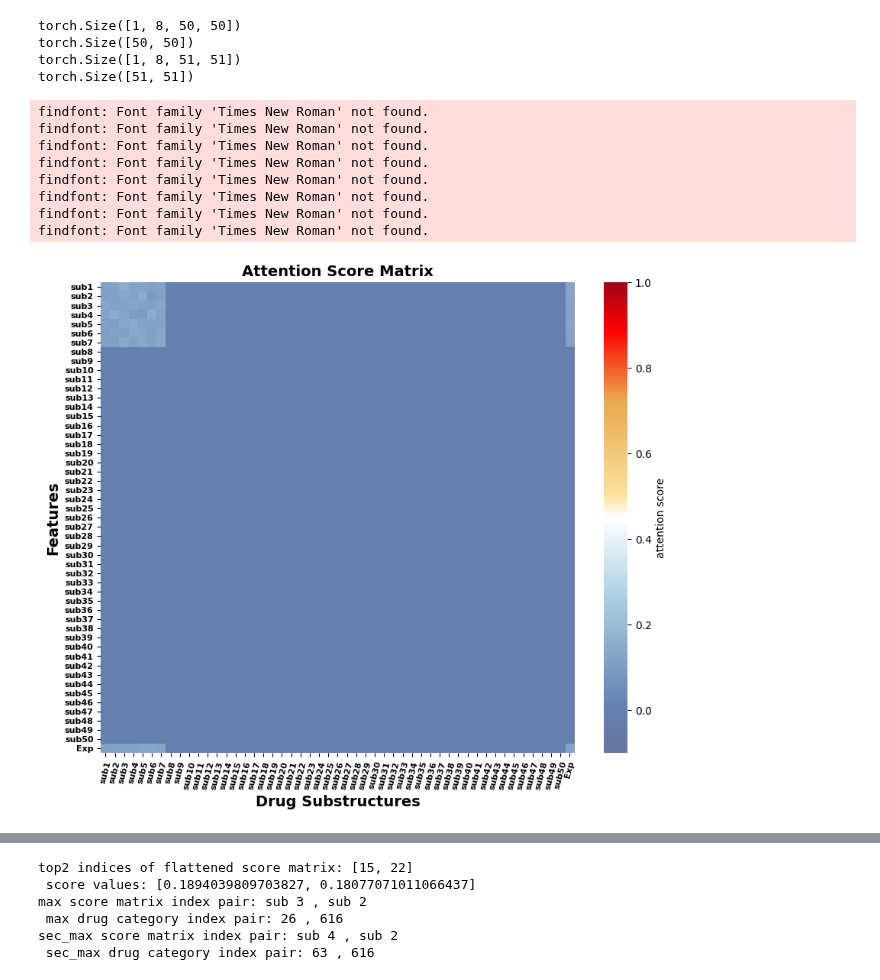
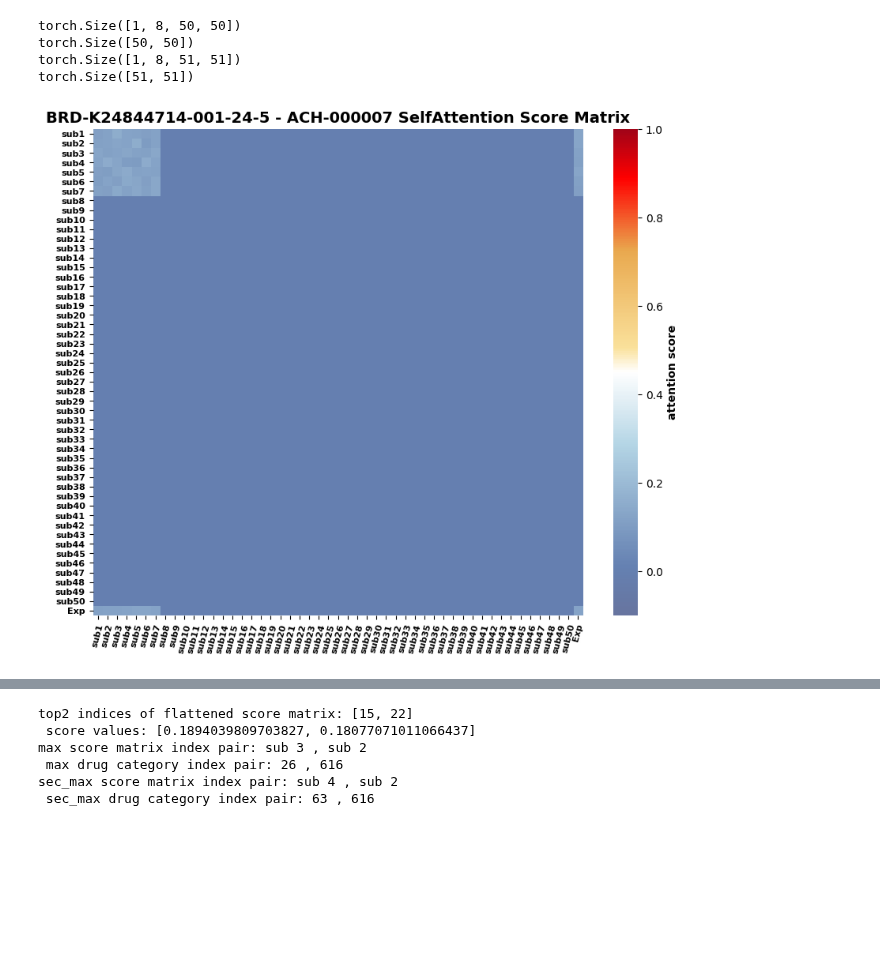
Before and after one commit to chiu-kai/ESPF_OMICS, a Jupyter notebook: inference2.ipynb, the cells around one changed output, grey strips where cells are left out. Saved outputs shown, nothing was run; the diff lists cells and outputs as text; code cells hidden in the pictures; blank space fills up the shorter version.

```diff
--- a/inference2.ipynb
+++ b/inference2.ipynb
@@ -699,6 +704,9 @@ hyperparameter_folder_part = (f'Model{model_name}_{splitType}_Omics{[omic_type f
 Training on device cuda.
 # %%
 predAUCmatrix_df = pd.read_csv("./inference/BestFold2_test_loss0.0044098_BestValEpo8_ModelOmics_DrugESPF_Model_byCCL_OmicsExp_ESPFTrue_DrugSelfAttentionTrue/predicted AUC values with UnknownGroundTruth samples.csv", sep=',', index_col=0)
+# %%
+drug_ID = "BRD-K24844714-001-24-5"
+cell_ID = "ACH-000007"
 # %%
 include_omics = ['Exp']
 for omic_type in include_omics:
@@ -1518,7 +1528,7 @@ torch.Size([51, 51])
 # %%
 from matplotlib.colors import LinearSegmentedColormap
 import matplotlib.pyplot as plt
-def heatmap(attention_scores_Matrix, fontsize_ticks=8, module="" ):
+def heatmap(attention_scores_Matrix, drug_ID, cell_ID, include_omics ,fontsize_ticks=8, module="", sub=None ):
     # Define the colors and their corresponding positions (anchors)
     colors = ["#67749f","#6581b2","#b4d5e5", "white","#fae19b","#e9a94f", "red","#a10318"]  # Color sequence
     anchors = [0.0,0.1, 0.35,0.5,0.55,0.75,0.9, 1.0]  # Position of each color (0 = min, 1 = max)
@@ -1529,37 +1539,39 @@ def heatmap(attention_scores_Matrix, fontsize_ticks=8, module="" ):
 
     plt.imshow(attention_scores_Matrix, aspect="auto", cmap=custom_cmap, vmin=1, vmax=0) # make all color correspond to the specific value
     cbar = plt.colorbar(label="attention score")
+    cbar.ax.yaxis.label.set_weight("bold")  # Make label bold
     cbar.outline.set_visible(False) # remove the boundary/frame of the colorbar
-    plt.title("Attention Score Matrix", fontsize=14, fontweight='bold')
 
     # Set x and y axis labels
-    plt.xlabel("Drug Substructures", fontsize=14, fontweight='bold', fontname='Times New Roman')
     if module == "AttenScorMat_DrugSelf":
+        plt.xlabel("Drug Substructures", fontsize=14, fontweight='bold', fontname='Times New Roman')
         plt.ylabel("Drug Substructures", fontsize=14, fontweight='bold', fontname='Times New Roman')
-    if module == "AttenScorMat_DrugCellSelf":
-        plt.ylabel("Features", fontsize=14, fontweight='bold', fontname='Times New Roman')
 
     # Optionally, set the x and y ticks (example with some labels)
+    if module == "AttenScorMat_DrugSelf":
+        plt.title(f"{drug_ID} SelfAttention Score Matrix", fontsize=14, fontweight='bold')
+        if sub is not None:
+            plt.xticks(fontsize=fontsize_ticks,fontweight="bold",rotation=75, ticks=np.arange(0, attention_scores_Matrix.shape[1], step=1), labels=([f"{i}" for i in sub]) )
+            plt.yticks(fontsize=fontsize_ticks,fontweight="bold",ticks=np.arange(0, attention_scores_Matrix.shape[1], step=1), labels=([f"{i}" for i in sub]) )
+        else:
+            plt.xticks(fontsize=fontsize_ticks,fontweight="bold",rotation=75, ticks=np.arange(0, attention_scores_Matrix.shape[1], step=1), labels=[f"sub{i+1}" for i in range(attention_scores_Matrix.shape[1])])
+            plt.yticks(fontsize=fontsize_ticks,fontweight="bold",ticks=np.arange(0, attention_scores_Matrix.shape[1], step=1), labels=[f"sub{i+1}" for i in range(attention_scores_Matrix.shape[1])])
 
-    if module == "AttenScorMat_DrugSelf":
-        plt.xticks(fontsize=fontsize_ticks,fontweight="bold",rotation=75, ticks=np.arange(0, attention_scores_Matrix.shape[1], step=1), labels=[f"sub{i+1}" for i in range(attention_scores_Matrix.shape[1])])
-        plt.yticks(fontsize=fontsize_ticks,fontweight="bold",ticks=np.arange(0, attention_scores_Matrix.shape[1], step=1), labels=[f"sub{i+1}" for i in range(attention_scores_Matrix.shape[1])])
     if module == "AttenScorMat_DrugCellSelf":
-        plt.xticks(fontsize=fontsize_ticks,fontweight="bold",rotation=75, ticks=np.arange(0, attention_scores_Matrix.shape[1], step=1), labels=([f"sub{i+1}" for i in range(attention_scores_Matrix.shape[1]-len(include_omics))] + include_omics) )
-        plt.yticks(fontsize=fontsize_ticks,fontweight="bold",ticks=np.arange(0, attention_scores_Matrix.shape[1], step=1), labels=([f"sub{i+1}" for i in range(attention_scores_Matrix.shape[1]-len(include_omics))] + include_omics) )
+        plt.title(f"{drug_ID} - {cell_ID} SelfAttention Score Matrix", fontsize=14, fontweight='bold')
+        if sub is not None:
+            plt.xticks(fontsize=fontsize_ticks,fontweight="bold",rotation=75, ticks=np.arange(0, attention_scores_Matrix.shape[1], step=1), labels=([f"{i}" for i in sub] + include_omics) )
+            plt.yticks(fontsize=fontsize_ticks,fontweight="bold",ticks=np.arange(0, attention_scores_Matrix.shape[1], step=1), labels=([f"{i}" for i in sub] + include_omics) )
+        else:
+            plt.xticks(fontsize=fontsize_ticks,fontweight="bold",rotation=75, ticks=np.arange(0, attention_scores_Matrix.shape[1], step=1), labels=([f"sub{i+1}" for i in range(attention_scores_Matrix.shape[1]-len(include_omics))] + include_omics) )
+            plt.yticks(fontsize=fontsize_ticks,fontweight="bold",ticks=np.arange(0, attention_scores_Matrix.shape[1], step=1), labels=([f"sub{i+1}" for i in range(attention_scores_Matrix.shape[1]-len(include_omics))] + include_omics) )
+
+
     for spine in plt.gca().spines.values(): # remove the boundary/frame of the plot
         spine.set_visible(False)
     plt.show()
 # %%
-heatmap(AttenScorMat_DrugCellSelf.cpu(), fontsize_ticks=8 ,module="AttenScorMat_DrugCellSelf")
+heatmap(AttenScorMat_DrugCellSelf.cpu(), drug_ID, cell_ID, include_omics, fontsize_ticks=8 ,module="AttenScorMat_DrugCellSelf")
 # %% [output]
-findfont: Font family 'Times New Roman' not found.
-findfont: Font family 'Times New Roman' not found.
-findfont: Font family 'Times New Roman' not found.
-findfont: Font family 'Times New Roman' not found.
-findfont: Font family 'Times New Roman' not found.
-findfont: Font family 'Times New Roman' not found.
-findfont: Font family 'Times New Roman' not found.
-findfont: Font family 'Times New Roman' not found.
-[figure, old version]
+[figure, new version]
 # %%
```
Also changed, not shown: parts of 11 cells of this notebook, 8 other files.
